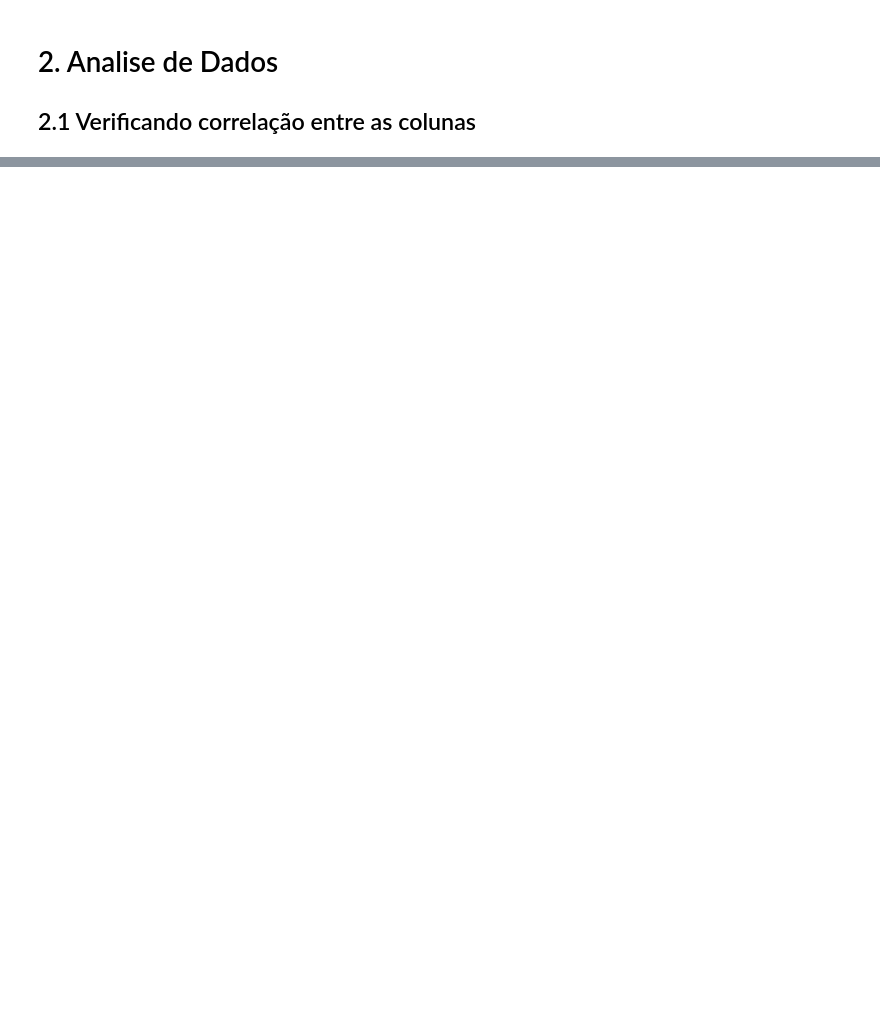
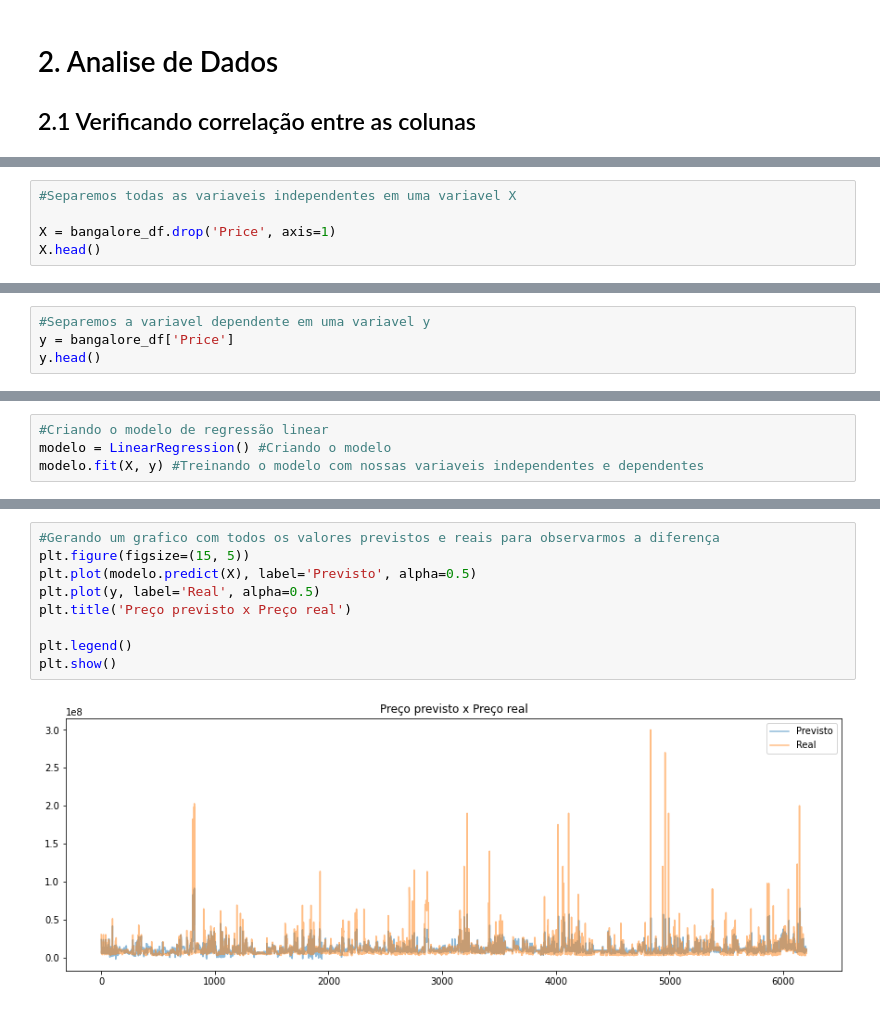
Before and after one commit to JonasFOliveira/Portifolio, a Jupyter notebook: housing_prices.ipynb, the cells around one changed output, grey strips where cells are left out. Drawn from its saved outputs; the diff is of its cells as text; blank space fills up the shorter version.

```diff
--- a/housing_prices.ipynb
+++ b/housing_prices.ipynb
@@ -199,0 +260,5 @@ plt.colorbar() #Adicionando a barra de cores
+# %%
+#Separemos todas as variaveis independentes em uma variavel X
+
+X = bangalore_df.drop('Price', axis=1)
+X.head()
@@ -199,0 +273,4 @@ plt.colorbar() #Adicionando a barra de cores
+# %%
+#Separemos a variavel dependente em uma variavel y
+y = bangalore_df['Price']
+y.head()
@@ -199,0 +284,4 @@ plt.colorbar() #Adicionando a barra de cores
+# %%
+#Criando o modelo de regressão linear
+modelo = LinearRegression() #Criando o modelo
+modelo.fit(X, y) #Treinando o modelo com nossas variaveis independentes e dependentes
@@ -199,0 +321,11 @@ plt.colorbar() #Adicionando a barra de cores
+# %%
+#Gerando um grafico com todos os valores previstos e reais para observarmos a diferença
+plt.figure(figsize=(15, 5))
+plt.plot(modelo.predict(X), label='Previsto', alpha=0.5)
+plt.plot(y, label='Real', alpha=0.5)
+plt.title('Preço previsto x Preço real')
+
+plt.legend()
+plt.show()
+# %% [output]
+[figure, added]
```
Also changed, not shown: parts of 27 cells of this notebook.
